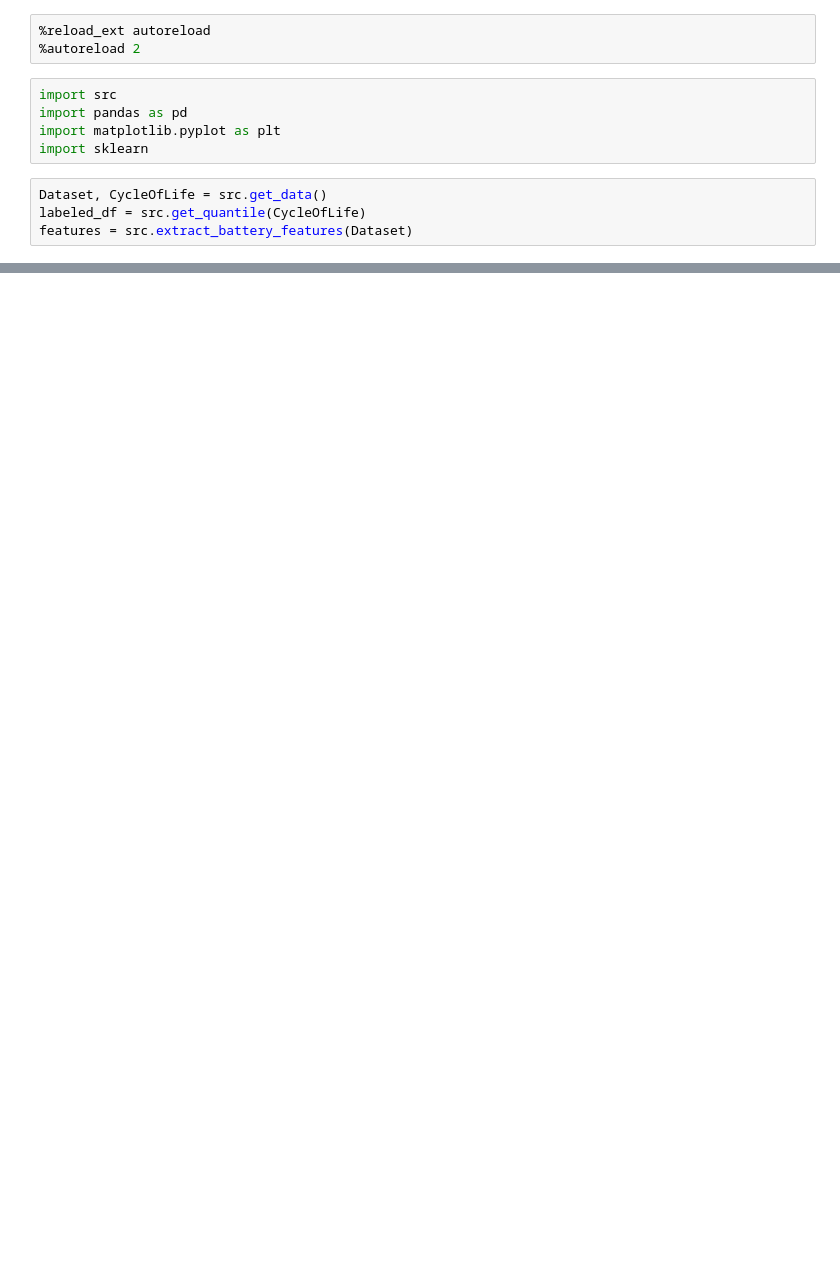
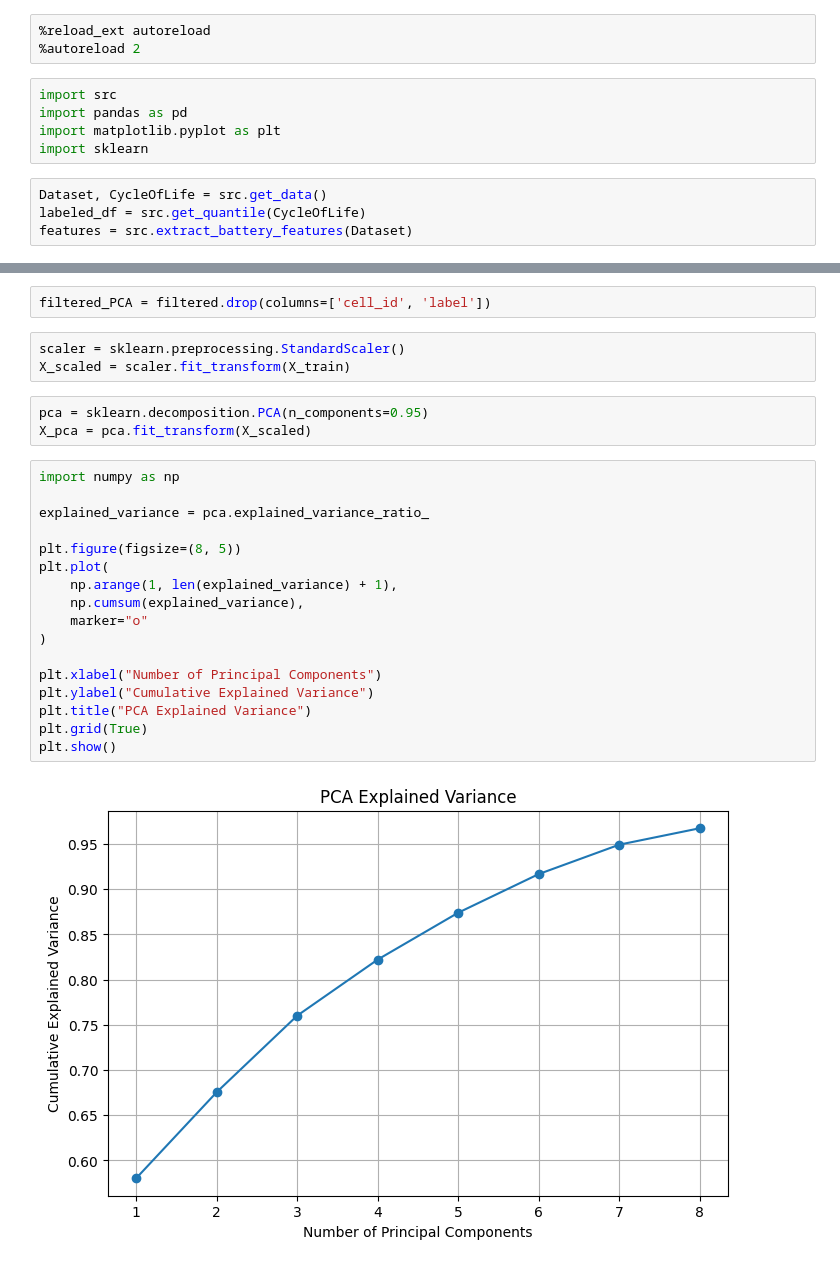
Before and after one commit to MathLR7/AI_ETEC_projects, a Jupyter notebook: test.ipynb, the cells around one changed output, grey strips where cells are left out. Drawn from its saved outputs; the diff is of its cells as text; blank space fills up the shorter version.

```diff
--- a/test.ipynb
+++ b/test.ipynb
@@ -56,0 +37,27 @@ Name: label, dtype: str
+# %%
+filtered_PCA = filtered.drop(columns=['cell_id', 'label'])
+# %%
+scaler = sklearn.preprocessing.StandardScaler()
+X_scaled = scaler.fit_transform(X_train)
+# %%
+pca = sklearn.decomposition.PCA(n_components=0.95)
+X_pca = pca.fit_transform(X_scaled)
+# %%
+import numpy as np
+
+explained_variance = pca.explained_variance_ratio_
+
+plt.figure(figsize=(8, 5))
+plt.plot(
+    np.arange(1, len(explained_variance) + 1),
+    np.cumsum(explained_variance),
+    marker="o"
+)
+
+plt.xlabel("Number of Principal Components")
+plt.ylabel("Cumulative Explained Variance")
+plt.title("PCA Explained Variance")
+plt.grid(True)
+plt.show()
+# %% [output]
+[figure, added]
```
Also changed, not shown: parts of 4 cells of this notebook.
